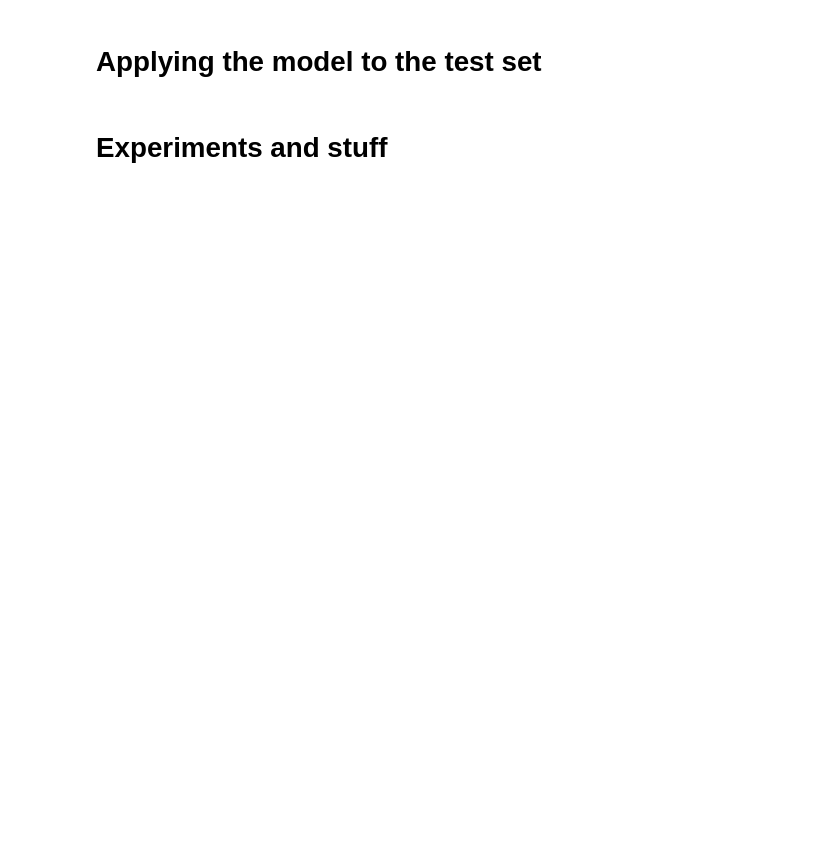
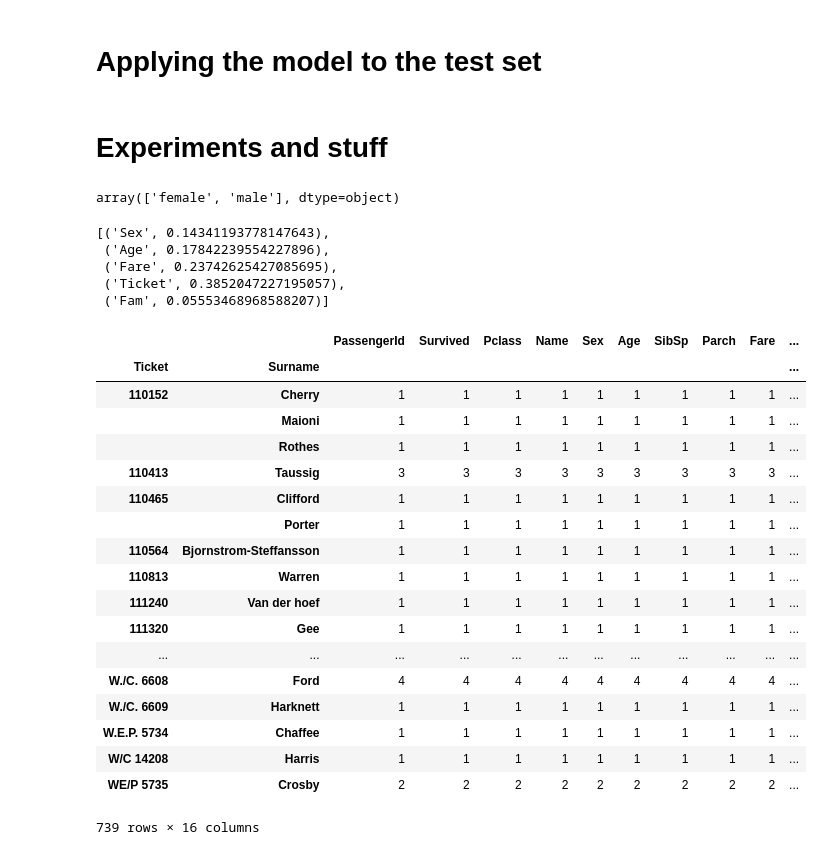
Before and after one commit to AlpacaRotorvator/kaggle-titanic, a Jupyter notebook: titanic.ipynb, the cells around one changed output. Drawn from its saved outputs; the diff is of its cells as text; code cells hidden in the pictures; blank space fills up the shorter version.

```diff
--- a/titanic.ipynb
+++ b/titanic.ipynb
@@ -70,7 +70,7 @@ combined = [titanic, titanic_test]
 # %% [markdown]
 # General purpose helpers
 # %%
-def fit_eval_model(fit_data, features, target, prd, scoring=None):
+def fit_eval_model(fit_data, features, target, prd, fit_args={}, scoring=None):
     """
         Wrapper to fit a sklearn predictor on a dataframe
         and optionally perform a diagnostic CV run.
@@ -81,6 +81,8 @@ def fit_eval_model(fit_data, features, target, prd, scoring=None):
         - target is a string containing the name of the variable
           that is to be predicted.
         - prd is a predictor object.
+        - fit_args is a dictionary of additional parameters to
+          the predictor's fit method.
         - scoring optional, the scoring method to be used in CV
           if not provided then CV is skipped
     """
@@ -96,7 +98,9 @@ def fit_eval_model(fit_data, features, target, prd, scoring=None):
 
 
     prd.fit(fit_data.loc[:, features],
-                   fit_data[target]);
+            fit_data[target],
+            **fit_args
+           );
     return prd
 # %% [markdown]
 # Cleaning, Wrangling, Engineering
@@ -280,13 +284,15 @@ age_features = ['Pclass', 'Parch', 'SibSp', 'Title']
 age_train = pd.concat([
                         titanic[~np.isnan(titanic.Age)],
                         titanic_test[~np.isnan(titanic_test.Age)]
-                      ])
+                      ],
+                      sort=False
+                     )
 # %%
 age_model = fit_eval_model(age_train,
                             age_features,
                             'Age',
                             GradientBoostingRegressor(),
-                            'neg_mean_absolute_error'
+                            scoring='neg_mean_absolute_error'
                            )
 # %% [output]
 CV neg_mean: -8.15 (+/- 0.94)
@@ -342,3 +364,37 @@ results.to_csv('predictions.csv',
                   columns=('PassengerId', 'Survived'), index=False)
 # %% [markdown]
 # Experiments and stuff
+# %%
+cat_cols_les['Sex'].classes_
+# %% [output]
+array(['female', 'male'], dtype=object)
+# %%
+[*zip(train_features, model.feature_importances_)]
+# %% [output]
+[('Sex', 0.14341193778147643),
+ ('Age', 0.17842239554227896),
+ ('Fare', 0.23742625427085695),
+ ('Ticket', 0.3852047227195057),
+ ('Fam', 0.05553468968588207)]
+# %%
+titanic.groupby(['Ticket', 'Surname']).count()
+# %% [output]
+|  |  | PassengerId | Survived | Pclass | Name | Sex | Age | SibSp | Parch | Fare | ... |
+| Ticket | Surname |  |  |  |  |  |  |  |  |  | ... |
+| 110152 | Cherry | 1 | 1 | 1 | 1 | 1 | 1 | 1 | 1 | 1 | ... |
+|  | Maioni | 1 | 1 | 1 | 1 | 1 | 1 | 1 | 1 | 1 | ... |
+|  | Rothes | 1 | 1 | 1 | 1 | 1 | 1 | 1 | 1 | 1 | ... |
+| 110413 | Taussig | 3 | 3 | 3 | 3 | 3 | 3 | 3 | 3 | 3 | ... |
+| 110465 | Clifford | 1 | 1 | 1 | 1 | 1 | 1 | 1 | 1 | 1 | ... |
+|  | Porter | 1 | 1 | 1 | 1 | 1 | 1 | 1 | 1 | 1 | ... |
+| 110564 | Bjornstrom-Steffansson | 1 | 1 | 1 | 1 | 1 | 1 | 1 | 1 | 1 | ... |
+| 110813 | Warren | 1 | 1 | 1 | 1 | 1 | 1 | 1 | 1 | 1 | ... |
+| 111240 | Van der hoef | 1 | 1 | 1 | 1 | 1 | 1 | 1 | 1 | 1 | ... |
+| 111320 | Gee | 1 | 1 | 1 | 1 | 1 | 1 | 1 | 1 | 1 | ... |
+| ... | ... | ... | ... | ... | ... | ... | ... | ... | ... | ... | ... |
+| W./C. 6608 | Ford | 4 | 4 | 4 | 4 | 4 | 4 | 4 | 4 | 4 | ... |
+| W./C. 6609 | Harknett | 1 | 1 | 1 | 1 | 1 | 1 | 1 | 1 | 1 | ... |
+| W.E.P. 5734 | Chaffee | 1 | 1 | 1 | 1 | 1 | 1 | 1 | 1 | 1 | ... |
+| W/C 14208 | Harris | 1 | 1 | 1 | 1 | 1 | 1 | 1 | 1 | 1 | ... |
+| WE/P 5735 | Crosby | 2 | 2 | 2 | 2 | 2 | 2 | 2 | 2 | 2 | ... |
+739 rows × 16 columns
```
Also changed, not shown: parts of 6 cells of this notebook.
